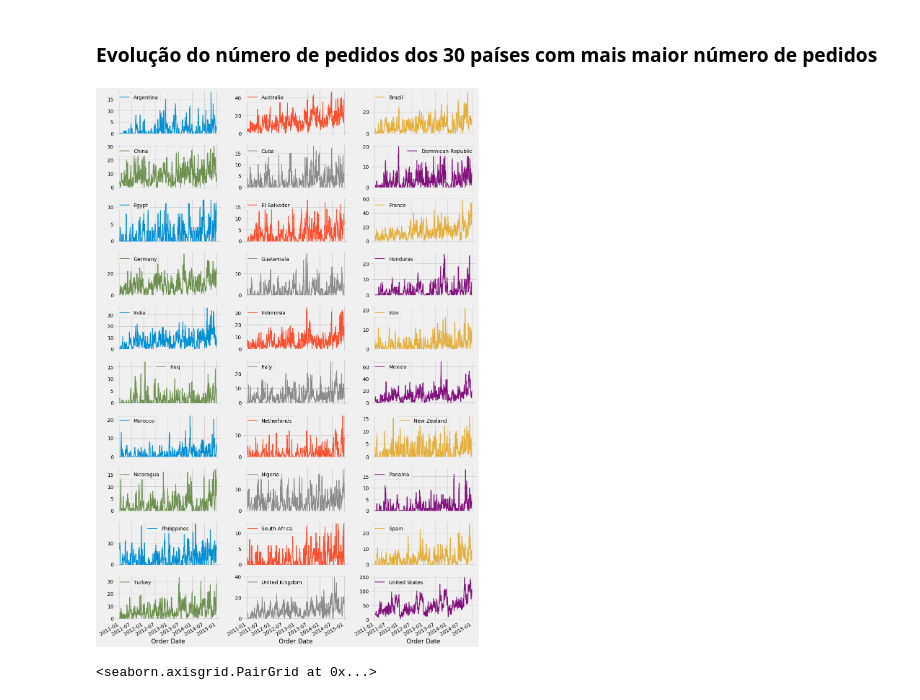
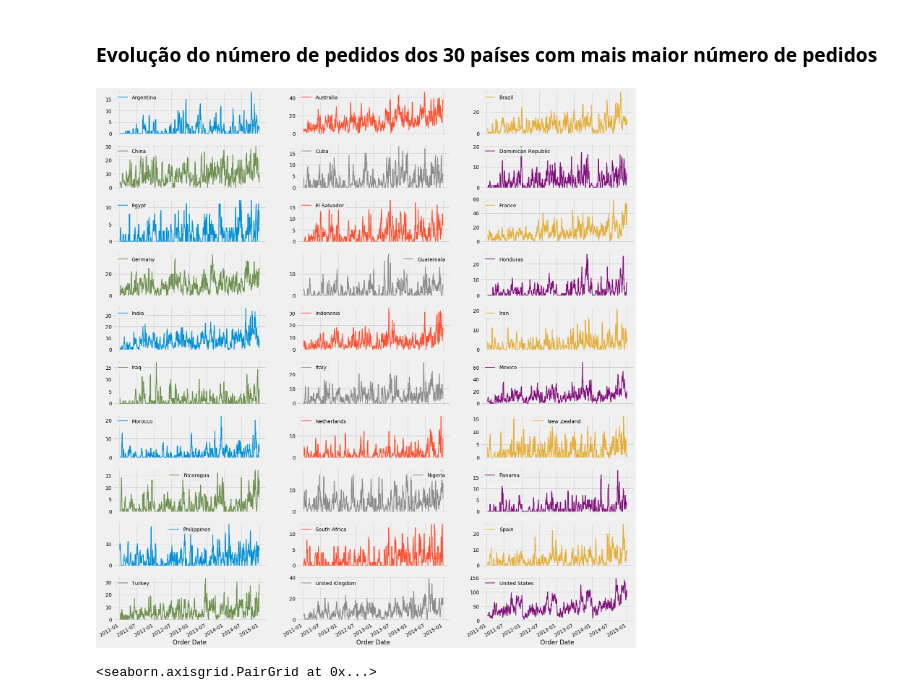
Before and after one commit to lc-rezende/global_superstore, a Jupyter notebook: Global Superstore - Estudo complementar.ipynb, the cells around one changed output. Saved outputs shown, nothing was run; the diff lists cells and outputs as text; code cells hidden in the pictures.

```diff
--- a/Global Superstore - Estudo complementar.ipynb
+++ b/Global Superstore - Estudo complementar.ipynb
@@ -83,9 +86,7 @@ Países que fazem comércio: 147
 # %% [markdown]
 ### Top 30 países que mais fazem comércio
 # %%
-orders_by_country = pd.DataFrame(df.groupby('Country')
-                                 .count()
-                                 .sort_values(by='Order ID', ascending=False)['Order ID'])[:30]
+orders_by_country = pd.DataFrame(df.groupby('Country').count().sort_values(by='Order ID', ascending=False)['Order ID'])[:30]
 # %%
 orders_by_country.rename(columns={'Order ID':'Total Orders'}, inplace=True)
 # %%
@@ -115,13 +116,11 @@ pv_orders_by_country.set_index('Order Date', inplace=True)
 # %%
 pv_orders_by_country = pv_orders_by_country[pv_orders_by_country['Country'].isin(top_30_countries_in_orders)]
 # %%
-order_count = pv_orders_by_country.pivot_table('Order ID', aggfunc=np.sum, columns='Country',
-                                               index=pv_orders_by_country.index, fill_value=0)
+order_count = pv_orders_by_country.pivot_table('Order ID', aggfunc=np.sum, columns='Country', index=pv_orders_by_country.index, fill_value=0)
 # %%
-plo = order_count.rolling(7).sum().plot(figsize=(16, 30), subplots=True, layout=(-1, 3), sharex=True,
-                                        sharey=False, lw=2)
+plo = order_count.rolling(7).sum().plot(figsize=(23, 30), subplots=True, layout=(-1, 3), sharex=True, sharey=False, lw=2)
 # %% [output]
-[figure, old version]
+[figure, new version]
 # %%
 df2 = df[['Segment', 'Sales', 'Quantity', 'Discount', 'Profit', 'Shipping Cost']]
 # %%
```
Also changed, not shown: parts of 10 cells of this notebook.
